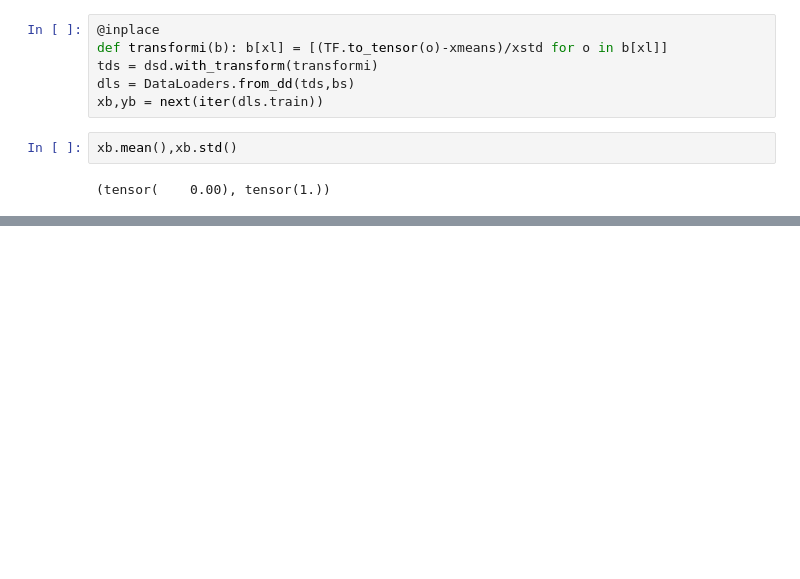
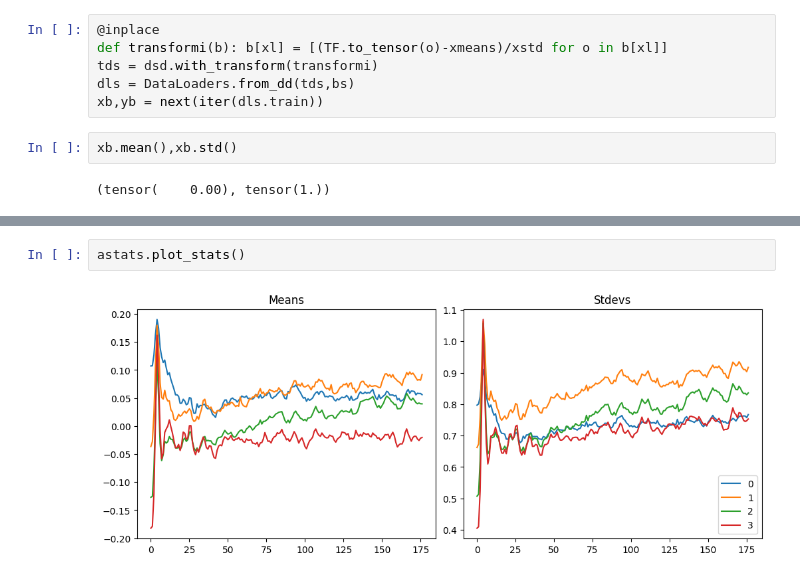
Before and after one commit to mtm-007/Deep-Learing-from-the-foundation-and-GEN_AI, a Jupyter notebook: initializing.ipynb, the cells around one changed output, grey strips where cells are left out. Cells and saved outputs as stored; diff of their text form; blank space fills up the shorter version.

```diff
--- a/initializing.ipynb
+++ b/initializing.ipynb
@@ -406,0 +470,4 @@ xb.mean(),xb.std()
+# %%
+astats.plot_stats()
+# %% [output]
+[figure, added]
```
Also changed, not shown: parts of 26 cells of this notebook.
